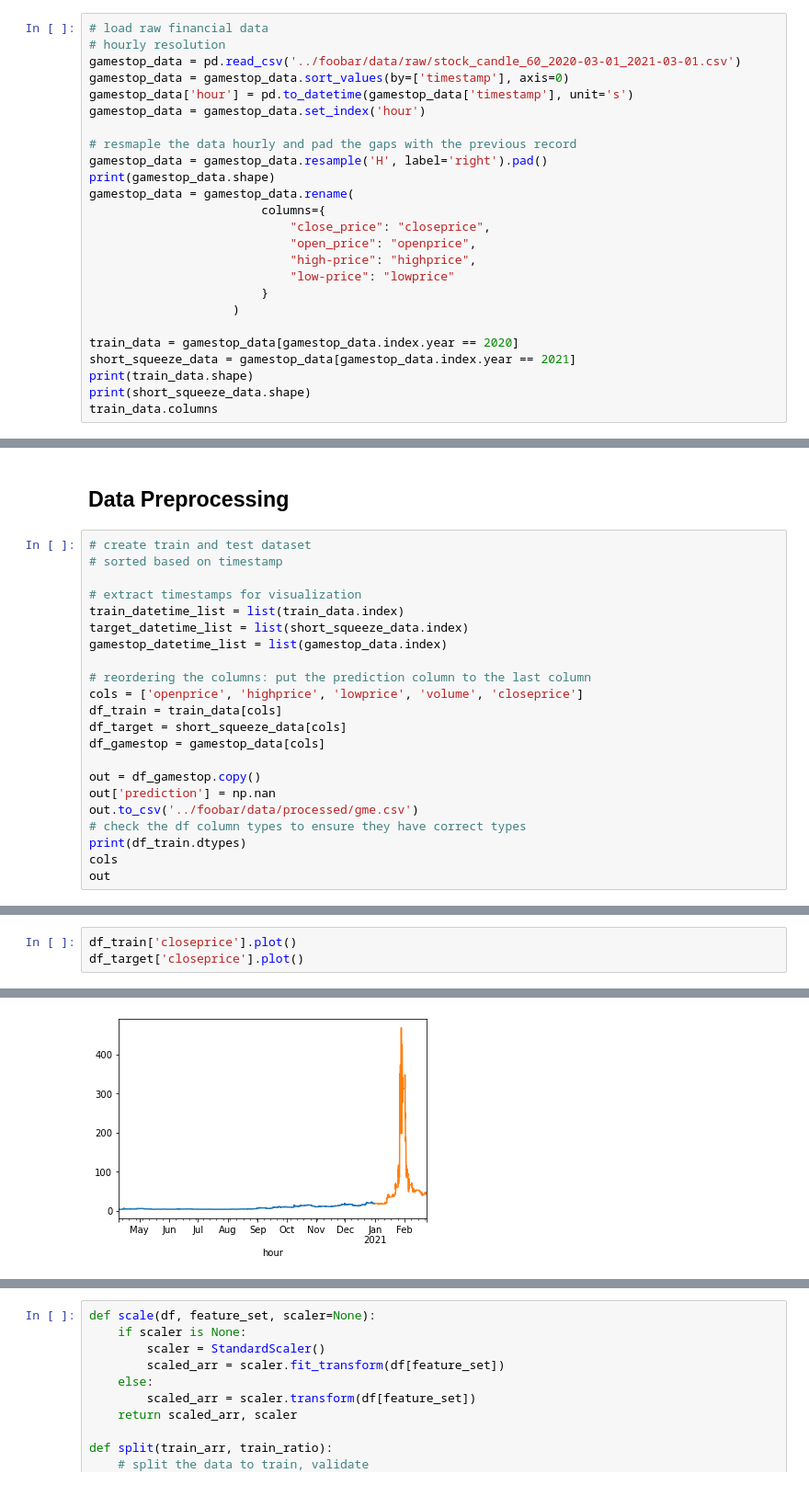
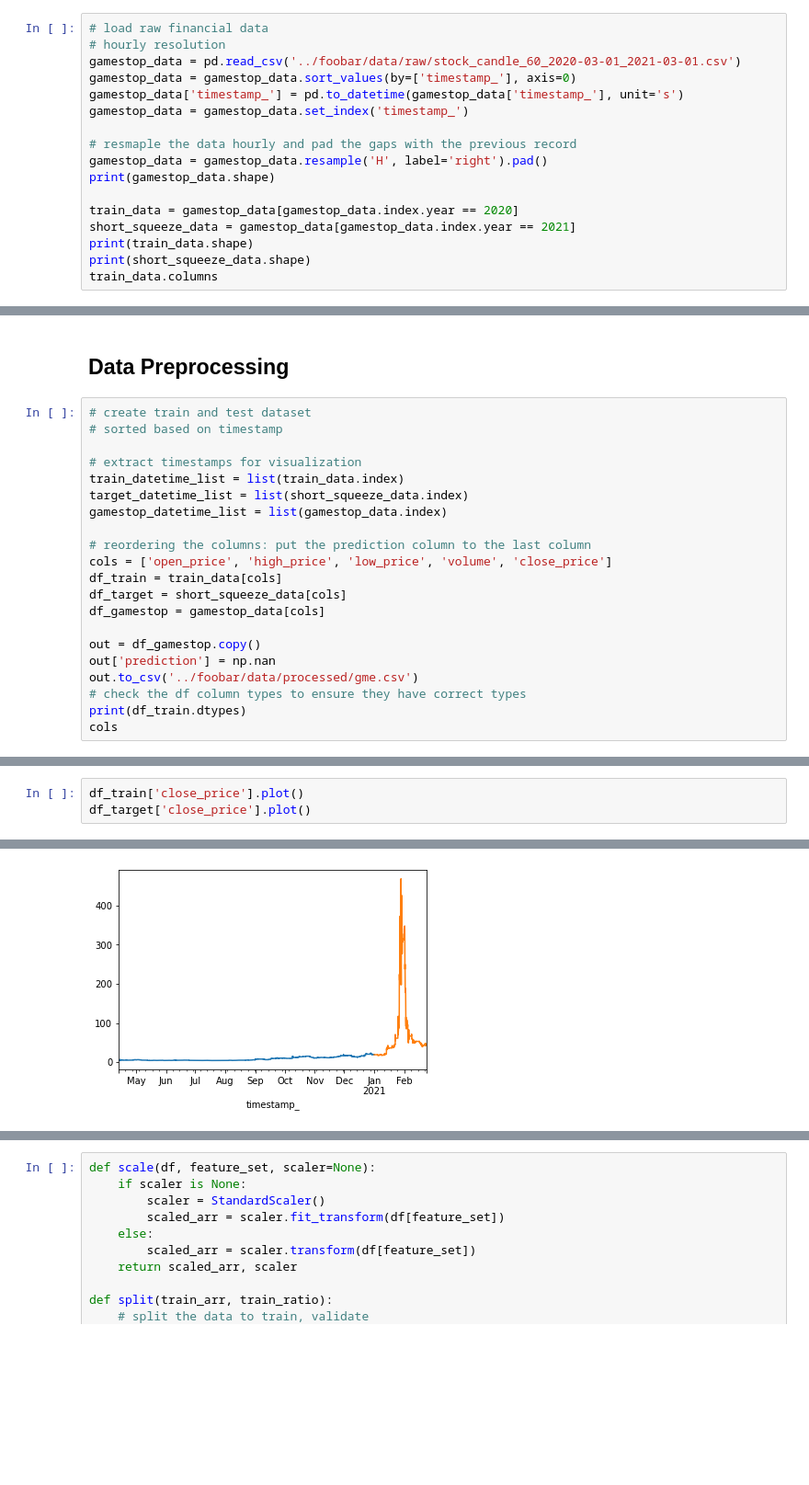
Before and after one commit to brijow/foobar-gamestop, a Jupyter notebook: notebooks/scratchboard.ipynb, the cells around one changed output, grey strips where cells are left out. Shown at 92% size. Cells and saved outputs as stored; diff of their text form; blank space fills up the shorter version.

```diff
--- a/notebooks/scratchboard.ipynb
+++ b/notebooks/scratchboard.ipynb
@@ -17,21 +17,13 @@ from sklearn.metrics import log_loss
 # load raw financial data
 # hourly resolution
 gamestop_data = pd.read_csv('../foobar/data/raw/stock_candle_60_2020-03-01_2021-03-01.csv')
-gamestop_data = gamestop_data.sort_values(by=['timestamp'], axis=0)
-gamestop_data['hour'] = pd.to_datetime(gamestop_data['timestamp'], unit='s')
-gamestop_data = gamestop_data.set_index('hour')
+gamestop_data = gamestop_data.sort_values(by=['timestamp_'], axis=0)
+gamestop_data['timestamp_'] = pd.to_datetime(gamestop_data['timestamp_'], unit='s')
+gamestop_data = gamestop_data.set_index('timestamp_')
 
 # resmaple the data hourly and pad the gaps with the previous record
 gamestop_data = gamestop_data.resample('H', label='right').pad()
 print(gamestop_data.shape)
-gamestop_data = gamestop_data.rename(
-                        columns={
-                            "close_price": "closeprice",
-                            "open_price": "openprice",
-                            "high-price": "highprice",
-                            "low-price": "lowprice"
-                        }
-                    )
 
 train_data = gamestop_data[gamestop_data.index.year == 2020]
 short_squeeze_data = gamestop_data[gamestop_data.index.year == 2021]
@@ -57,7 +49,7 @@ target_datetime_list = list(short_squeeze_data.index)
 gamestop_datetime_list = list(gamestop_data.index)
 
 # reordering the columns: put the prediction column to the last column
-cols = ['openprice', 'highprice', 'lowprice', 'volume', 'closeprice']
+cols = ['open_price', 'high_price', 'low_price', 'volume', 'close_price']
 df_train = train_data[cols]
 df_target = short_squeeze_data[cols]
 df_gamestop = gamestop_data[cols]
@@ -68,5 +60,4 @@ out.to_csv('../foobar/data/processed/gme.csv')
 # check the df column types to ensure they have correct types
 print(df_train.dtypes)
 cols
-out
 # %% [output]
@@ -93,4 +71,4 @@ dtype: object
 # %%
-df_train['closeprice'].plot()
-df_target['closeprice'].plot()
+df_train['close_price'].plot()
+df_target['close_price'].plot()
 # %% [output]
@@ -98,4 +76,4 @@ df_target['closeprice'].plot()
-[figure, old version]
+[figure, new version]
 # %%
 # finding missing values
 df_train.isnull().sum()
```
Also changed, not shown: parts of 17 cells of this notebook, 10 other files.
